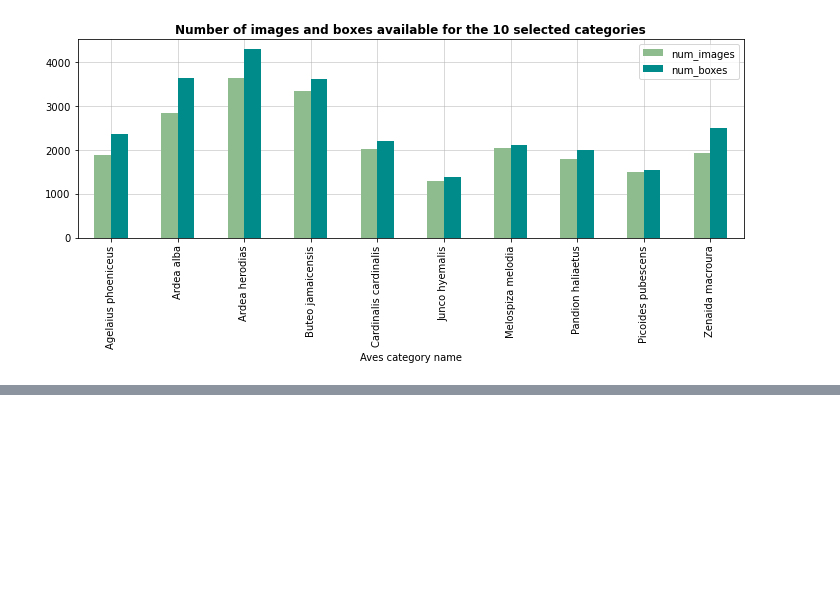
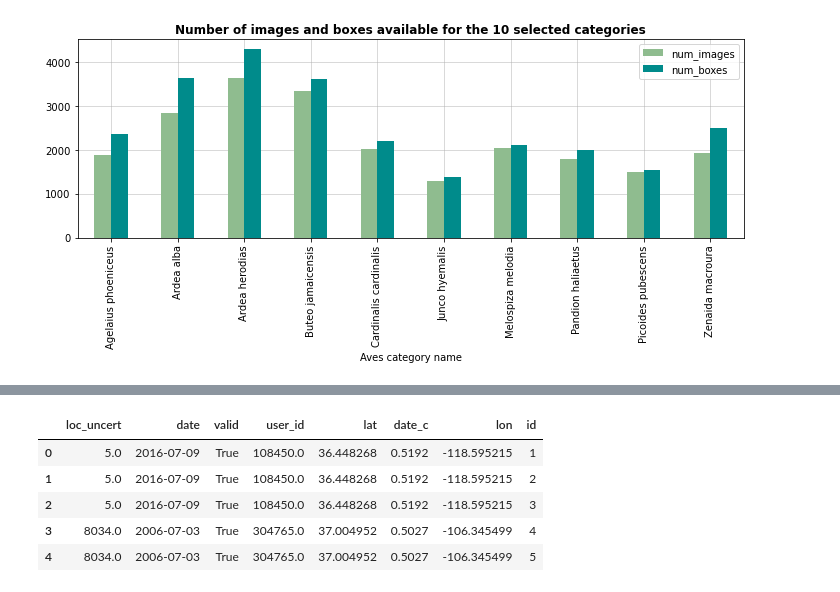
Before and after one commit to mgalfre/DLCV-project, a Jupyter notebook: data_visualization.ipynb, the cells around one changed output, grey strips where cells are left out. Cells and saved outputs as stored; diff of their text form; code cells hidden in the pictures; blank space fills up the shorter version.

```diff
--- a/data_visualization.ipynb
+++ b/data_visualization.ipynb
@@ -106,0 +233,28 @@ from SATM.
+# %%
+# Python program to read
+# json file
+# Opening JSON file
+f1 = open("train2017_locations.json")
+f2 = open("val2017_locations.json")
+# returns JSON object as
+# a dictionary
+df1 = json.load(f1)
+df2 = json.load(f2)
+
+
+# Iterating through the json
+# list
+#for i in data['emp_details']:
+    #print(i)
+f1.close()
+f2.close
+locations = pd.concat([pd.DataFrame(df1), pd.DataFrame(df2)])
+# %%
+locations.head() # locations of the entire iNaturalist dataset, we need to extract aves only images
+# %% [output]
+|  | loc_uncert | date | valid | user_id | lat | date_c | lon | id |
+| 0 | 5.0 | 2016-07-09 | True | 108450.0 | 36.448268 | 0.5192 | -118.595215 | 1 |
+| 1 | 5.0 | 2016-07-09 | True | 108450.0 | 36.448268 | 0.5192 | -118.595215 | 2 |
+| 2 | 5.0 | 2016-07-09 | True | 108450.0 | 36.448268 | 0.5192 | -118.595215 | 3 |
+| 3 | 8034.0 | 2006-07-03 | True | 304765.0 | 37.004952 | 0.5027 | -106.345499 | 4 |
+| 4 | 8034.0 | 2006-07-03 | True | 304765.0 | 37.004952 | 0.5027 | -106.345499 | 5 |
```
Also changed, not shown: parts of 28 cells of this notebook, 1 other file.
